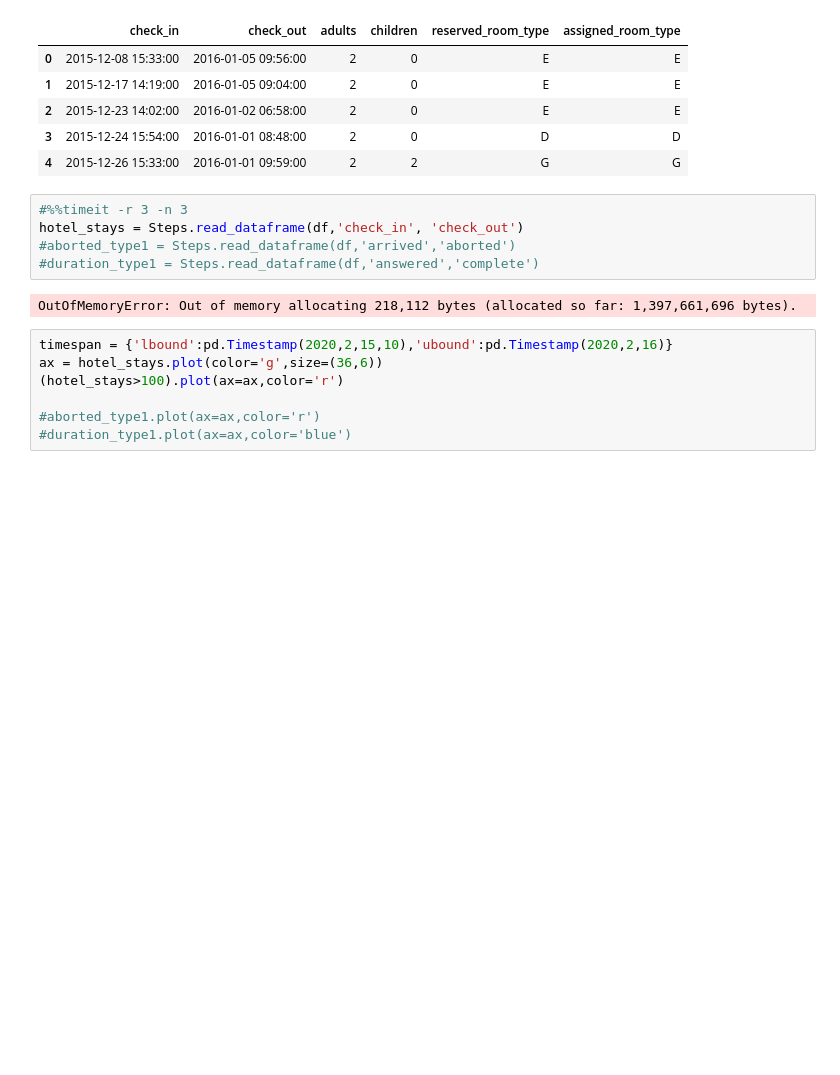
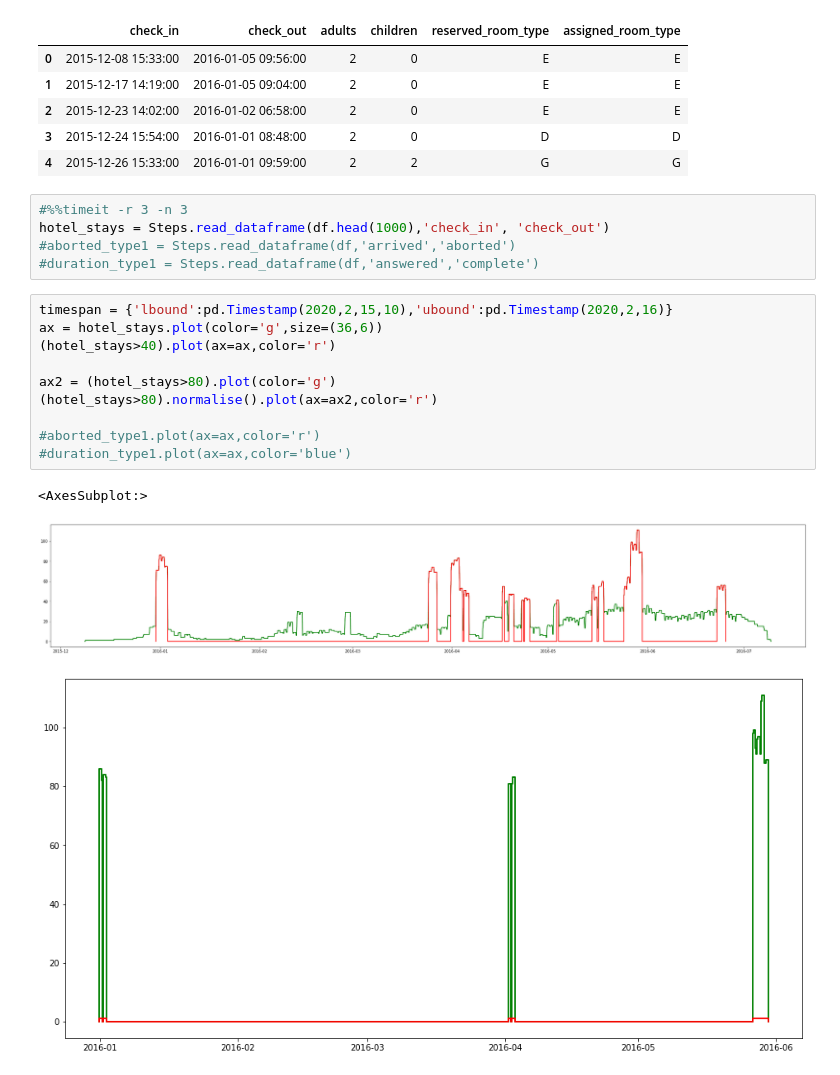
Before and after one commit to probability/topicmodelunderstanding, a Jupyter notebook: Notebooks/Examples 4.ipynb, the cells around one changed output. Cells and saved outputs as stored; diff of their text form; blank space fills up the shorter version.

```diff
--- a/Notebooks/Examples 4.ipynb
+++ b/Notebooks/Examples 4.ipynb
@@ -20,15 +20,20 @@ df.head()
 | 4 | 2015-12-26 15:33:00 | 2016-01-01 09:59:00 | 2 | 2 | G | G |
 # %%
 #%%timeit -r 3 -n 3
-hotel_stays = Steps.read_dataframe(df,'check_in', 'check_out')
+hotel_stays = Steps.read_dataframe(df.head(1000),'check_in', 'check_out')
 #aborted_type1 = Steps.read_dataframe(df,'arrived','aborted')
 #duration_type1 = Steps.read_dataframe(df,'answered','complete')
-# %% [output]
-OutOfMemoryError: Out of memory allocating 218,112 bytes (allocated so far: 1,397,661,696 bytes).
 # %%
 timespan = {'lbound':pd.Timestamp(2020,2,15,10),'ubound':pd.Timestamp(2020,2,16)}
 ax = hotel_stays.plot(color='g',size=(36,6))
-(hotel_stays>100).plot(ax=ax,color='r')
+(hotel_stays>40).plot(ax=ax,color='r')
+
+ax2 = (hotel_stays>80).plot(color='g')
+(hotel_stays>80).normalise().plot(ax=ax2,color='r')
 
 #aborted_type1.plot(ax=ax,color='r')
 #duration_type1.plot(ax=ax,color='blue')
+# %% [output]
+<AxesSubplot:>
+[figure, added]
+[figure, added]
```
Also changed, not shown: 12 other files.
